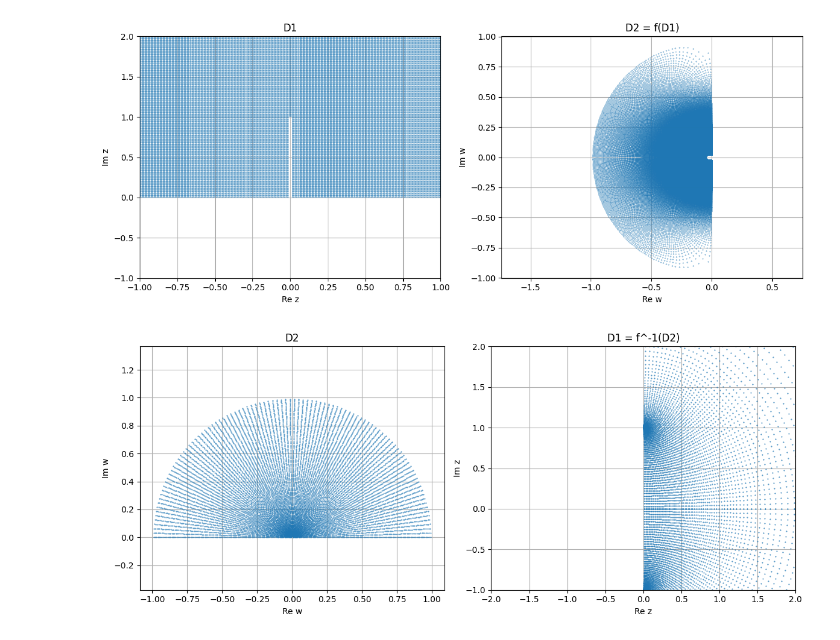
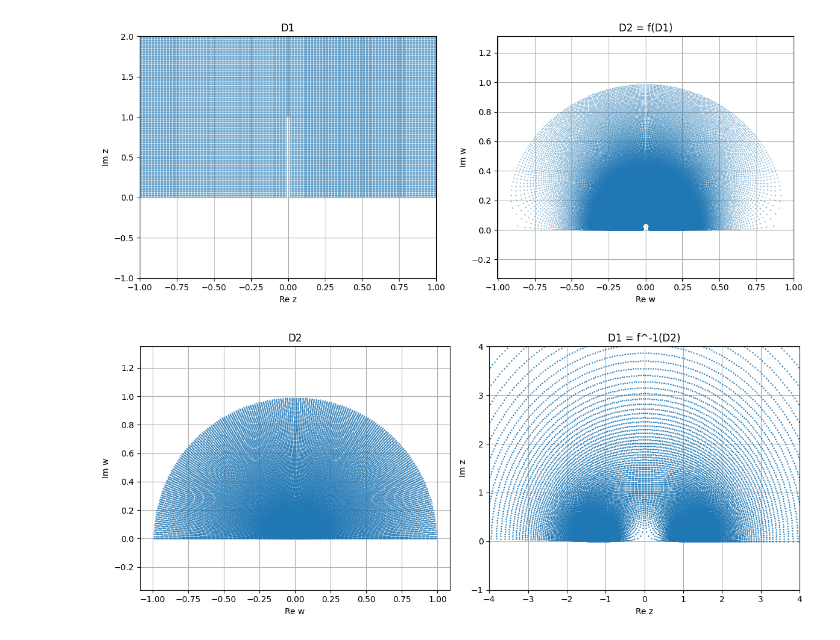
Before and after one commit to n-sukhov/ITMO-courses, a Jupyter notebook: Complex_Analysis/lab2.ipynb, the cells around one changed output. Drawn from its saved outputs; the diff is of its cells as text; code cells hidden in the pictures.

```diff
--- a/Complex_Analysis/lab2.ipynb
+++ b/Complex_Analysis/lab2.ipynb
@@ -7,7 +7,7 @@ def f(z):
     mask = np.real(z) >= 0
     res[mask] = -np.sqrt(z[mask]**2 + 1) + z[mask]
     res[~mask] = -np.sqrt(z[~mask]**2 + 1) - z[~mask]
-    return res
+    return -1j * res
 
 x = np.linspace(-10, 10, 2000)
 y = np.linspace(0.01, 20, 2000)
@@ -43,41 +43,41 @@ ax.axis("equal")
 plt.tight_layout()
 plt.savefig("f.png", dpi=200)
 # %% [output]
-[figure, old version]
+[figure, new version]
 # %%
 def g(w):
-    z = np.sqrt((-0.5 * (w + 1 / w))**2 - 1)
-    return z
+    z = np.sqrt((-0.5 * 1j * (w + 1 / w))**2 - 1)
+    return 1j * z
 
-theta = np.linspace(0, np.pi, 100)
-r = np.linspace(0.01, 0.99, 100)
+theta = np.linspace(0, np.pi, 200)
+r = np.linspace(0.01, 0.99, 200)
 R, T = np.meshgrid(r, theta)
 W = R * np.exp(1j * T)
 
 Z = g(W)
 
 fig, axes = plt.subplots(1, 2, figsize=(12, 5))
 
 ax = axes[0]
 ax.scatter(W.real, W.imag, s=0.2)
 ax.set_xlabel("Re w")
 ax.set_ylabel("Im w")
 ax.set_title("D2")
 ax.axis("equal")
 ax.grid(True)
 ax.set_axisbelow(True)
 
 ax = axes[1]
-ax.scatter(Z.real, Z.imag, s=0.2)
+ax.scatter(Z.real, Z.imag, s=0.5)
 ax.set_xlabel("Re z")
 ax.set_ylabel("Im z")
 ax.set_title("D1 = f^-1(D2)")
-ax.set_xlim([-2, 2])
-ax.set_ylim([-1, 2])
+ax.set_xlim([-4, 4])
+ax.set_ylim([-1, 4])
 ax.grid(True)
 ax.set_axisbelow(True)
 
 plt.tight_layout()
 plt.savefig("g.png", dpi=200)
 # %% [output]
-[figure, old version]
+[figure, new version]
```
Also changed, not shown: 2 other files.
